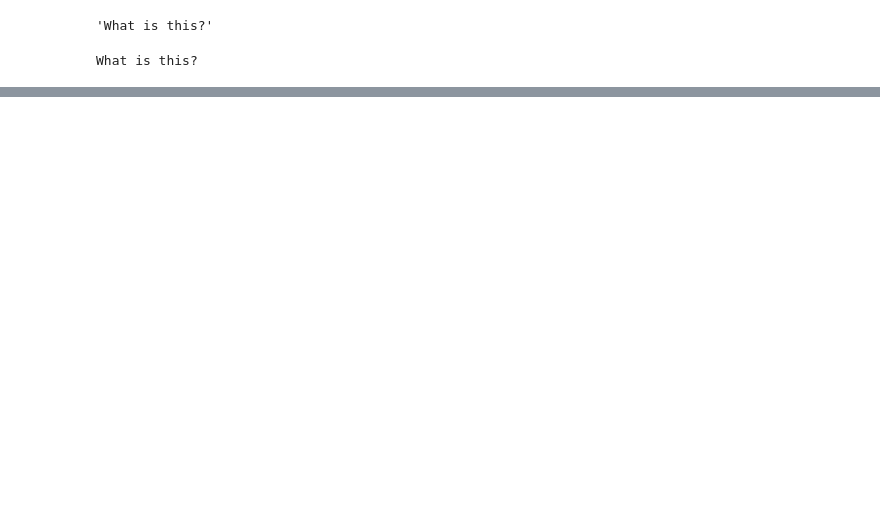
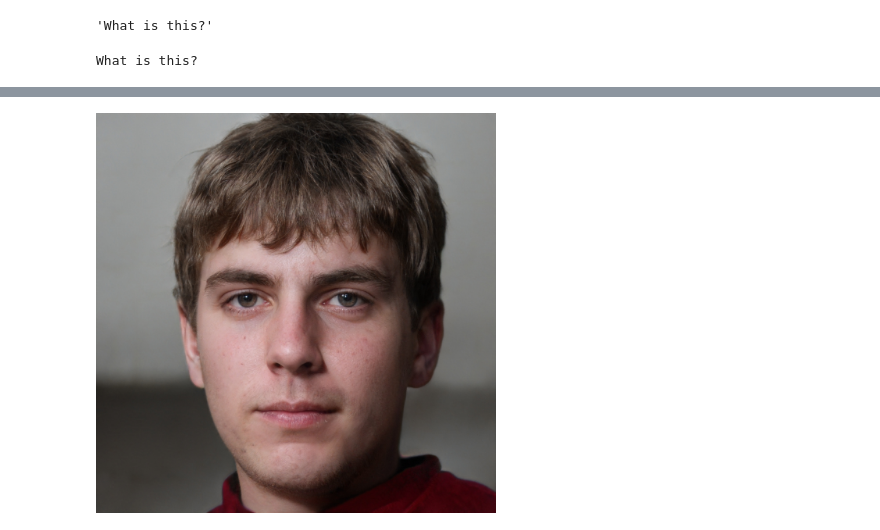
Before and after one commit to kayeungadrian-tam/Mediapipe-python, a Jupyter notebook: notebooks/test.ipynb, the cells around one changed output, grey strips where cells are left out. Drawn from its saved outputs; the diff is of its cells as text; code cells hidden in the pictures; blank space fills up the shorter version.

```diff
--- a/notebooks/test.ipynb
+++ b/notebooks/test.ipynb
@@ -99,2 +124,6 @@ display(Image("../input/image.jpg"))
 # %% [output]
 [figure]
+# %%
+display.display(display.Image("../input/image.jpg", width=400, height=400))
+# %% [output]
+[figure, added]
```
Also changed, not shown: parts of 27 cells of this notebook, 1 other file.
